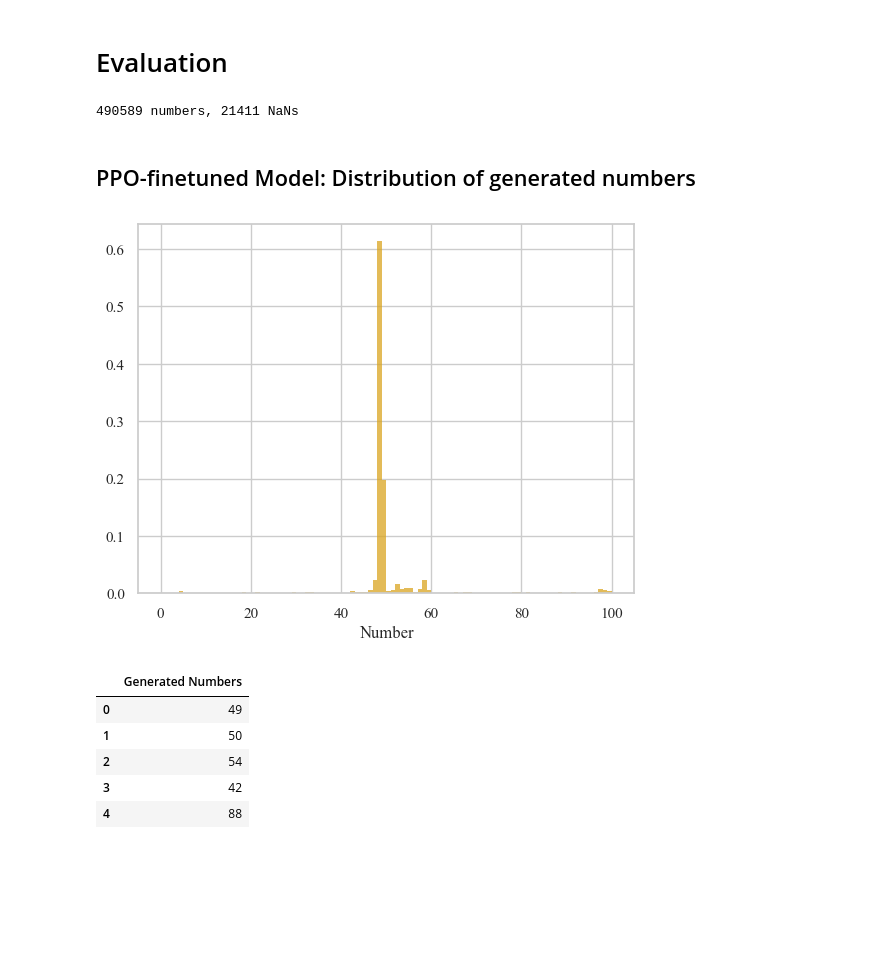
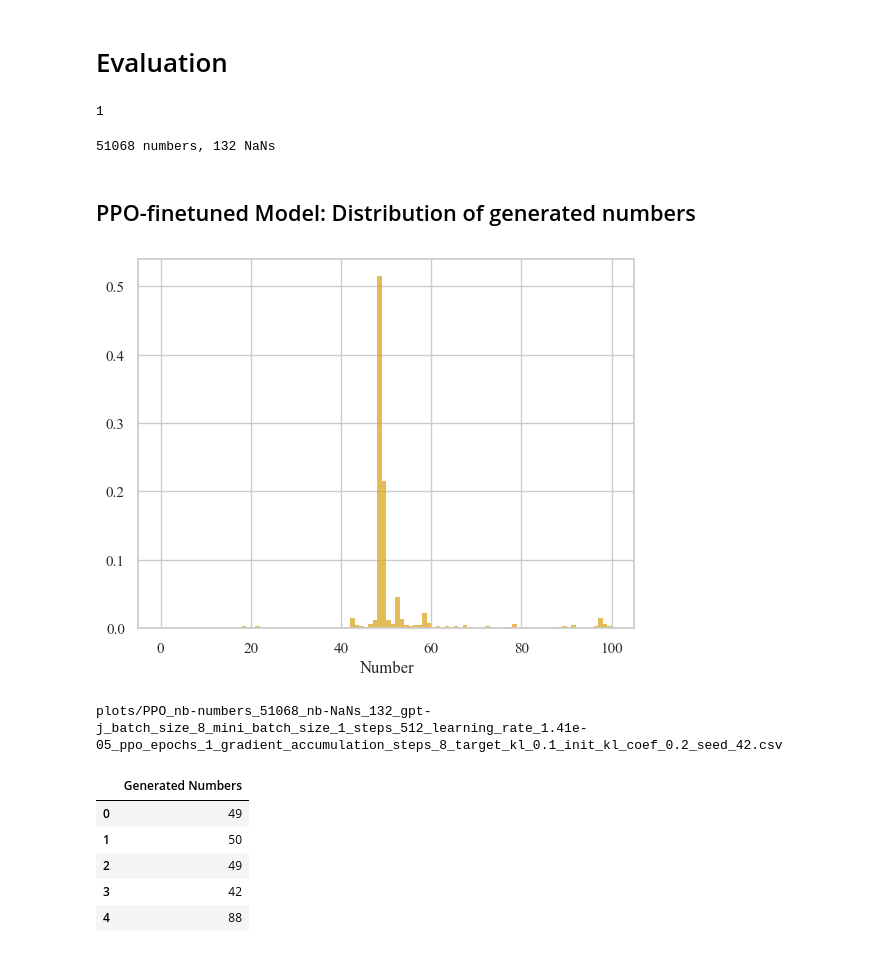
Before and after one commit to GFNOrg/gfn-lm-tuning, a Jupyter notebook: rng/notebooks/RNG_PPO.ipynb, the cells around one changed output. Drawn from its saved outputs; the diff is of its cells as text; code cells hidden in the pictures; blank space fills up the shorter version.

```diff
--- a/rng/notebooks/RNG_PPO.ipynb
+++ b/rng/notebooks/RNG_PPO.ipynb
@@ -378,9 +411,9 @@ from rng.rng_utils import get_distribution
 
 n_max = 100
 intro_prompt = f"The following is a random integer drawn uniformly between 0 and "
-prompt = f"{intro_prompt}{n_max-1}: "
+prompt = f"{intro_prompt}{n_max}: "
 # %%
 from rng.rng_plot import plot_distribution
 
-n_samples = 1000 * 512
+n_samples = 100 * 512
 # %%
@@ -389,24 +423,28 @@ n_samples = 1000 * 512
 dist_inference, number_of_NaNs_inference = get_distribution(
     inference_model, tokenizer, prompt, num_samples=n_samples
 )
+# %%
+cfg.hparams.PPO.ppo_epochs
+# %% [output]
+1
 # %%
 number_of_numbers = len(dist_inference)
 
 print(f"{number_of_numbers} numbers, {number_of_NaNs_inference} NaNs")
 # %% [output]
-490589 numbers, 21411 NaNs
+51068 numbers, 132 NaNs
 # %%
 plot_distribution(
-    dist_inference_modified,
+    dist_inference,
     n_max=n_max,
     model_name="PPO-finetuned Model",
     color="goldenrod",
     number_of_NaNs=number_of_NaNs_inference,
     xlims=(-5, n_max + 5),
 )
 # %% [output]
 ## PPO-finetuned Model: Distribution of generated numbers
-[figure, old version]
+[figure, new version]
 # %%
 if not os.path.exists("plots"):
     os.makedirs("plots")
@@ -416,12 +454,18 @@ df_inference.to_csv(
     f"plots/PPO_nb-numbers_{number_of_numbers}_nb-NaNs_{number_of_NaNs_inference}_{suffix_hparams}.csv",
     index=False,
 )
+# %%
+print(
+    f"plots/PPO_nb-numbers_{number_of_numbers}_nb-NaNs_{number_of_NaNs_inference}_{suffix_hparams}.csv"
+)
+# %% [output]
+plots/PPO_nb-numbers_51068_nb-NaNs_132_gpt-j_batch_size_8_mini_batch_size_1_steps_512_learning_rate_1.41e-05_ppo_epochs_1_gradient_accumulation_steps_8_target_kl_0.1_init_kl_coef_0.2_seed_42.csv
 # %%
 df_inference.head()
 # %% [output]
 |  | Generated Numbers |
 | 0 | 49 |
 | 1 | 50 |
-| 2 | 54 |
+| 2 | 49 |
 | 3 | 42 |
 | 4 | 88 |
```
Also changed, not shown: parts of 11 cells of this notebook, 3 other files.
